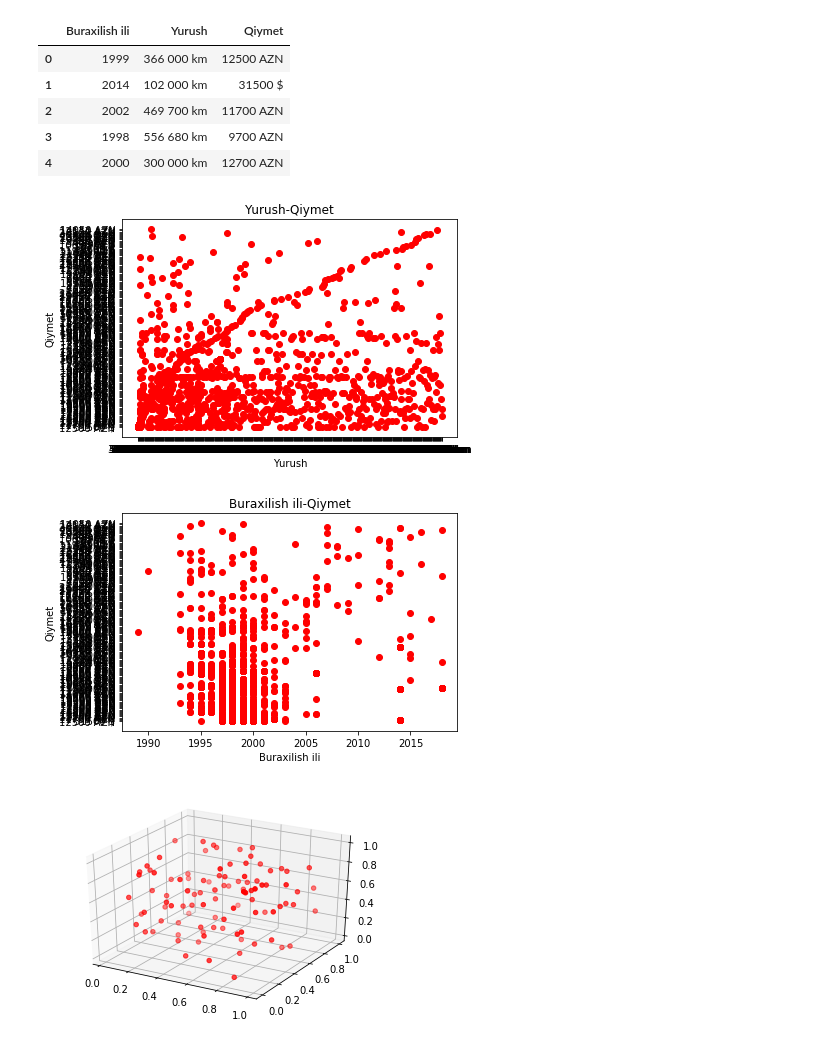
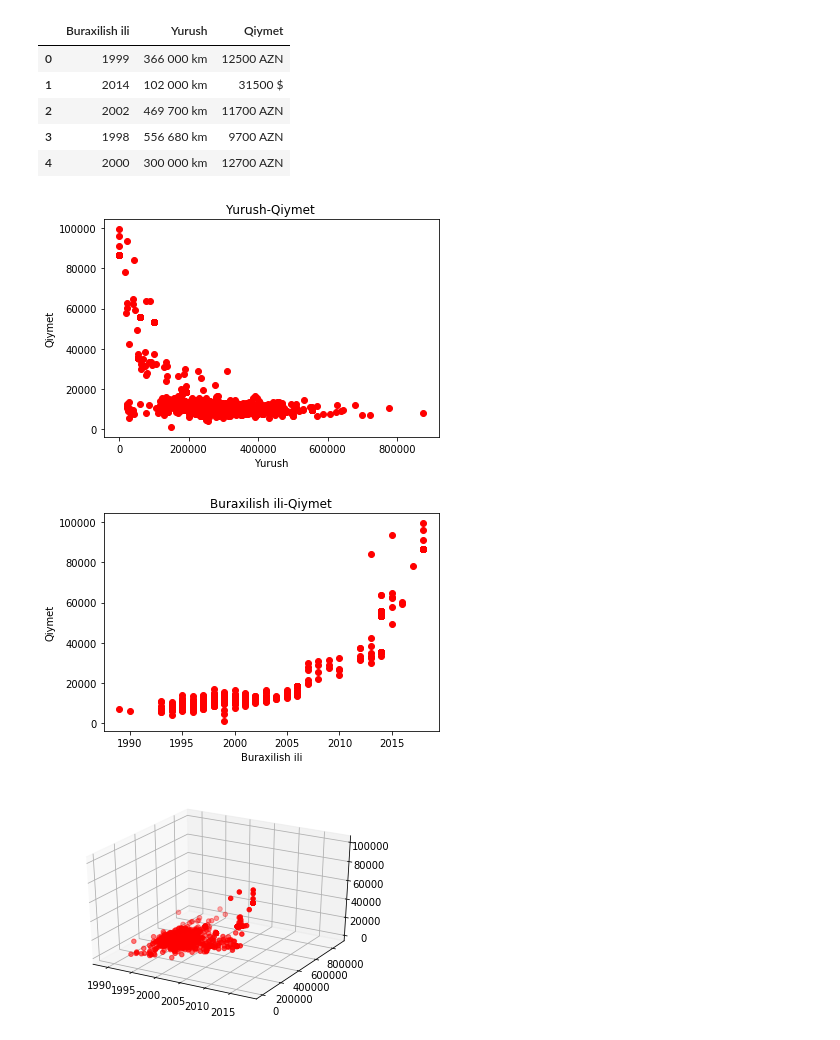
Before and after one commit to Musadiq-Aliyev/Linear-Regression, a Jupyter notebook: Linear Regression.ipynb, the cells around one changed output. Drawn from its saved outputs; the diff is of its cells as text; code cells hidden in the pictures.

```diff
--- a/Linear Regression.ipynb
+++ b/Linear Regression.ipynb
@@ -5,7 +6,7 @@ import matplotlib.pyplot as plt
 #from matplotlib import pyplot as plt
 # %%
 ###Reading car Data
-data=pd.read_csv('turboaz.csv',usecols=['Yurush','Buraxilish ili', 'Qiymet'],delimiter=',')
+data=pd.read_csv('turboaz.csv',usecols=['Yurush','Buraxilish ili', 'Qiymet'])
 print(data.shape)
 data.head()
 # %% [output]
@@ -23,3 +20,7 @@ qiymet=data['Qiymet']
+# %%
+il=data['Buraxilish ili']
+yurus=data['Yurush'].map(lambda x: x.rstrip('km').replace(' ','')).map(int)
+qiymet=data['Qiymet'].map(lambda x:float(x.rstrip('$'))*1.7 if '$' in x  else float(x.rstrip('AZN')))
 # %%
 plt.scatter(yurus,qiymet,c='r')
 plt.title("Yurush-Qiymet")
@@ -27,7 +28,7 @@ plt.xlabel("Yurush")
 plt.ylabel("Qiymet")
 plt.show()
 # %% [output]
-[figure, old version]
+[figure, new version]
 # %%
 plt.scatter(il,qiymet,c='r')
 plt.title("Buraxilish ili-Qiymet")
@@ -35,19 +36,18 @@ plt.xlabel("Buraxilish ili")
 plt.ylabel("Qiymet")
 plt.show()
 # %% [output]
-[figure, old version]
+[figure, new version]
 # %%
-import numpy as np
-import matplotlib.pyplot as plt
+
 from mpl_toolkits.mplot3d import Axes3D
 fig = plt.figure()
 ax = fig.add_subplot(111, projection='3d')
 
-x1 = np.random.rand(100)
-y1 = np.random.rand(100)
-z1 = np.random.rand(100)
-ax.scatter(x1,y1,z1,s=20, color='red')
+
+#ax.scatter(data['Buraxilish ili'],data['Yurush'],data['Qiymet'],s=20, color='red')
+ax.scatter(il,yurus,qiymet,s=20, color='red')
+
 
 plt.show()
 # %% [output]
-[figure, old version]
+[figure, new version]
```
Also changed, not shown: parts of 3 cells of this notebook.
